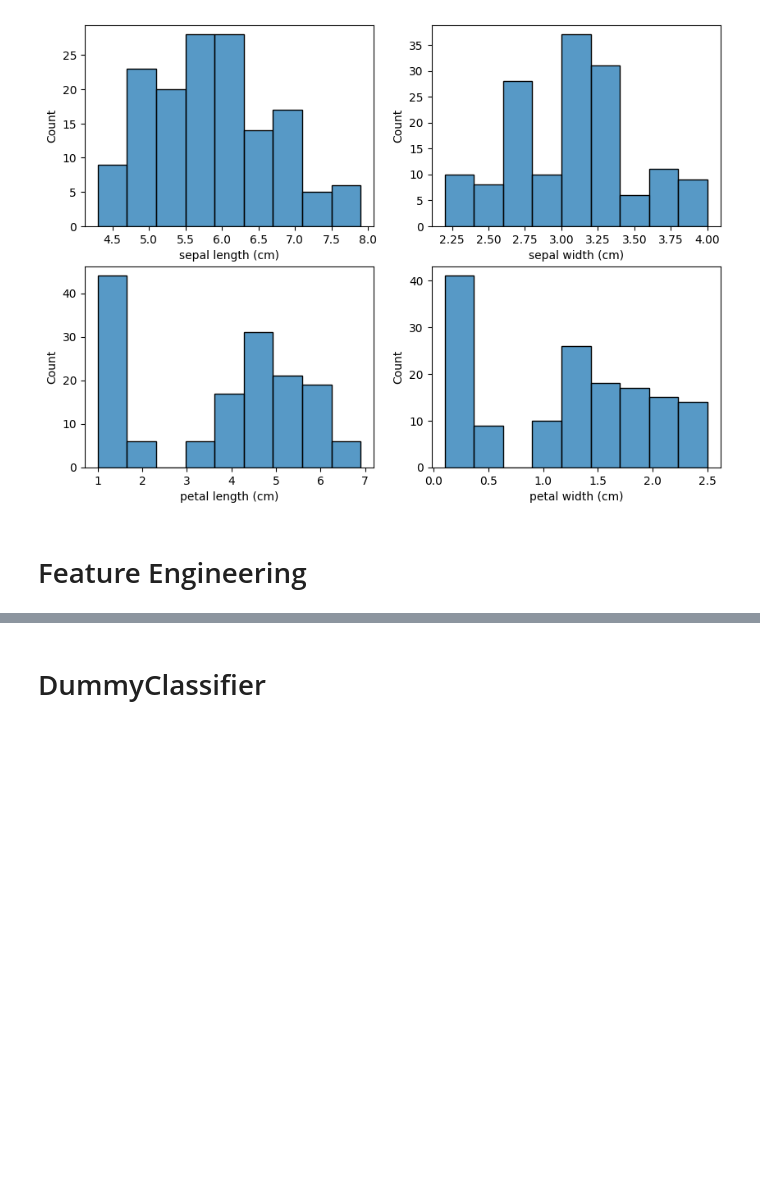
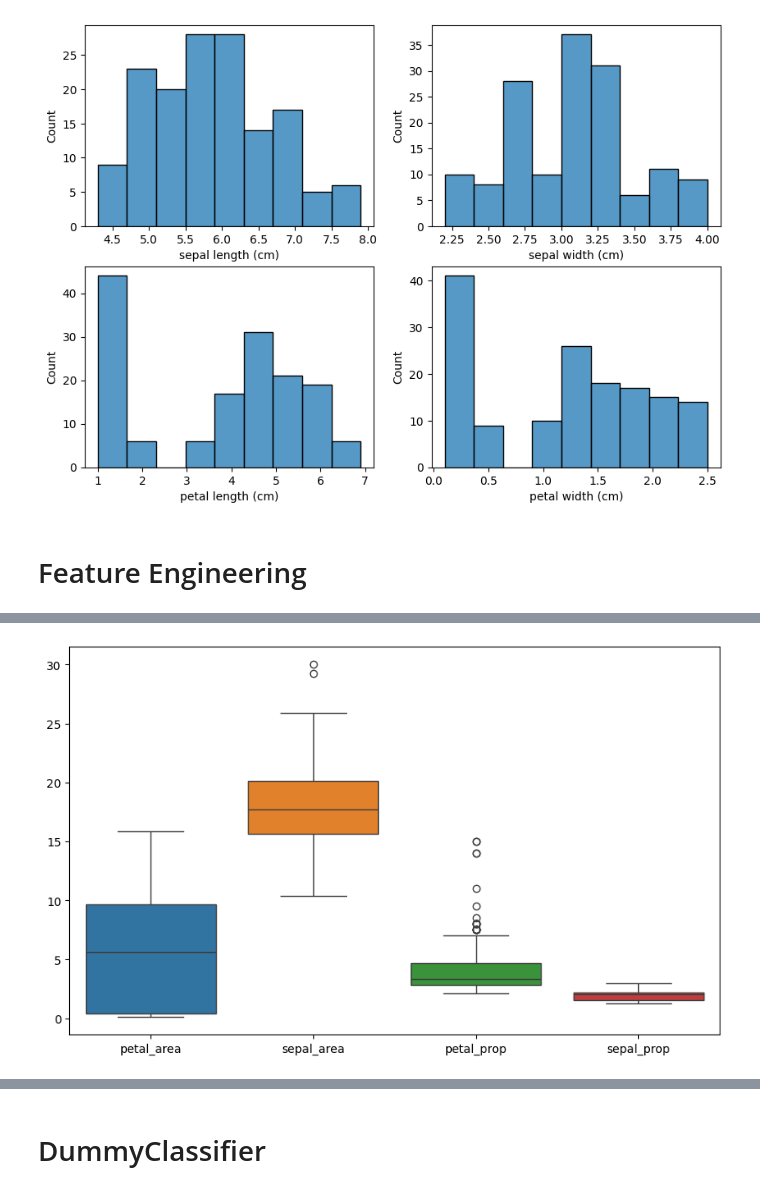
Before and after one commit to Bruno-Dezorzi/Iniciacao_Cientifica_ML_Classificao, a Jupyter notebook: notebook.ipynb, the cells around one changed output, grey strips where cells are left out. Drawn from its saved outputs; the diff is of its cells as text; code cells hidden in the pictures; blank space fills up the shorter version.

```diff
--- a/notebook.ipynb
+++ b/notebook.ipynb
@@ -176,0 +211,7 @@ df["sepal_area"] = df["sepal length (cm)"] * df["sepal width (cm)"]
+# %%
+plt.figure(figsize = (10,6))
+
+sns.boxplot(data=df.iloc[:, 4:])
+plt.show()
+# %% [output]
+[figure, added]
```
Also changed, not shown: parts of 17 cells of this notebook, 5 other files.
